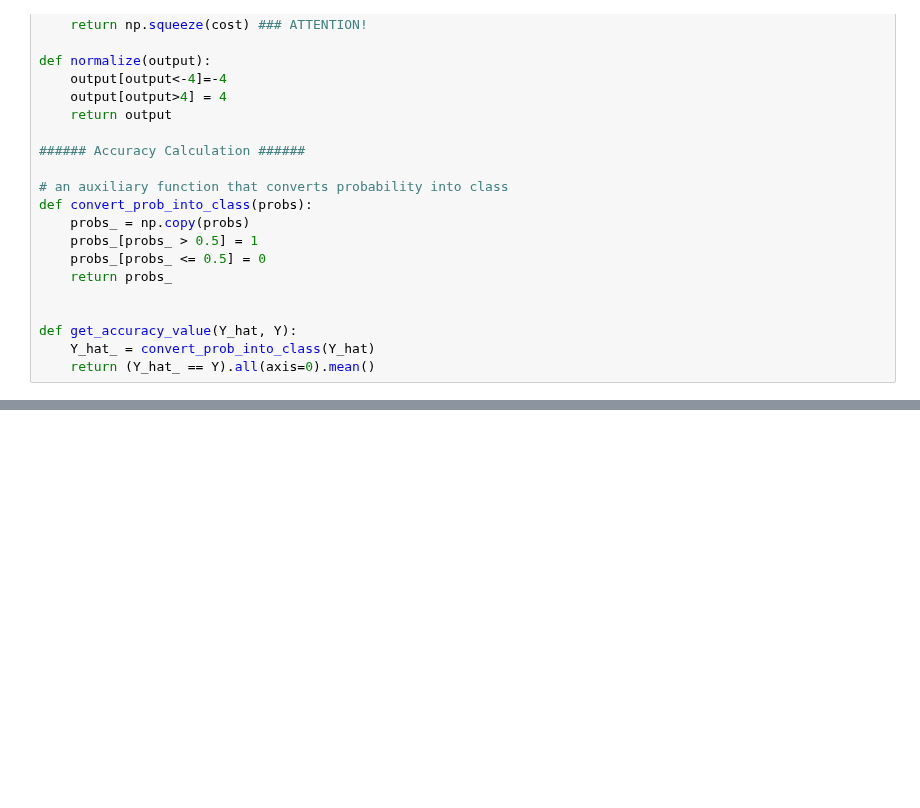
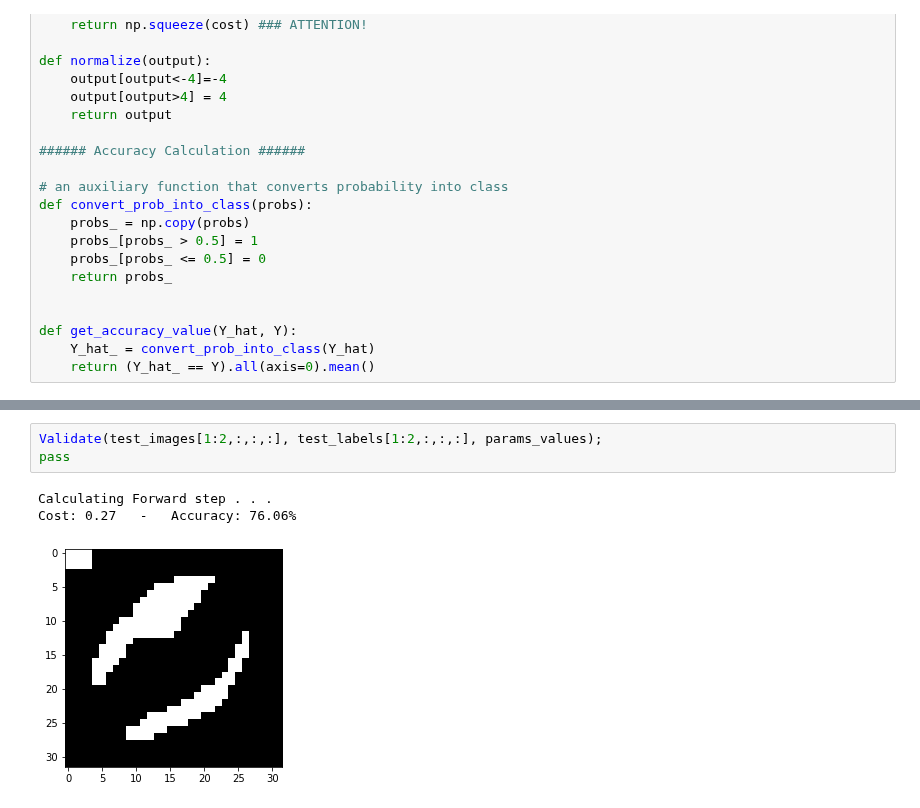
Before and after one commit to labis7/UNET-Using-Numpy, a Jupyter notebook: U-Net - Numpy - Small Version2.ipynb, the cells around one changed output, grey strips where cells are left out. Drawn from its saved outputs; the diff is of its cells as text; blank space fills up the shorter version.

```diff
--- a/U-Net - Numpy - Small Version2.ipynb
+++ b/U-Net - Numpy - Small Version2.ipynb
@@ -1162,0 +1195,7 @@ Cost: 0.39   -   Accuracy: 67.66%
+# %%
+Validate(test_images[1:2,:,:,:], test_labels[1:2,:,:,:], params_values);
+pass
+# %% [output]
+Calculating Forward step . . .
+Cost: 0.27   -   Accuracy: 76.06%
+[figure, added]
```
Also changed, not shown: parts of 10 cells of this notebook.
